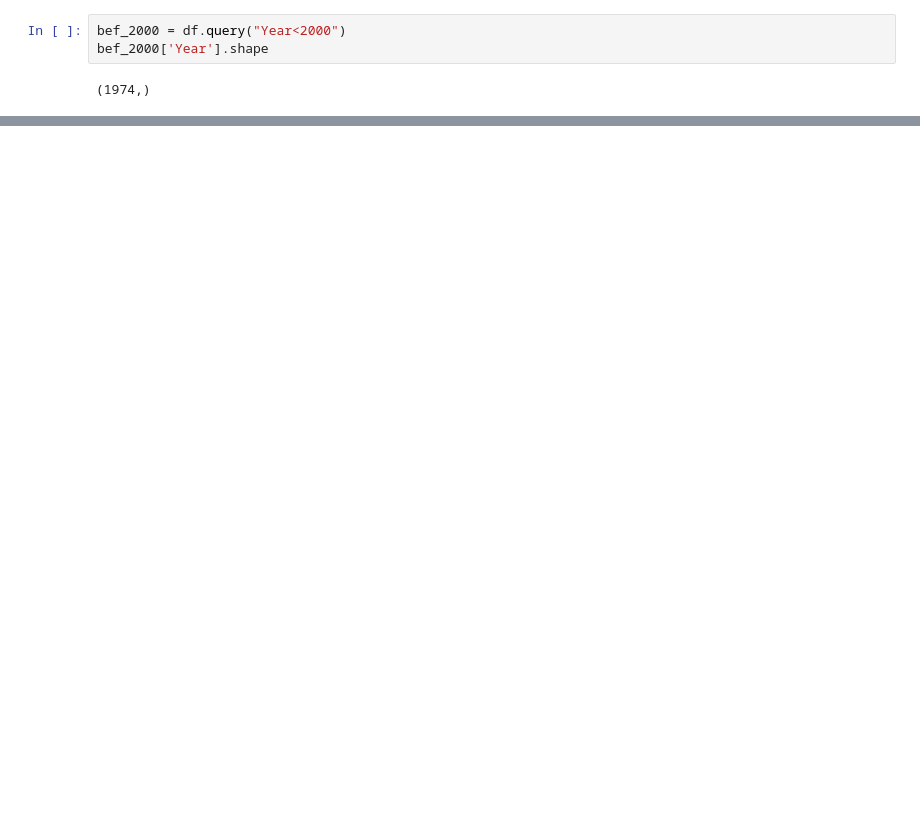
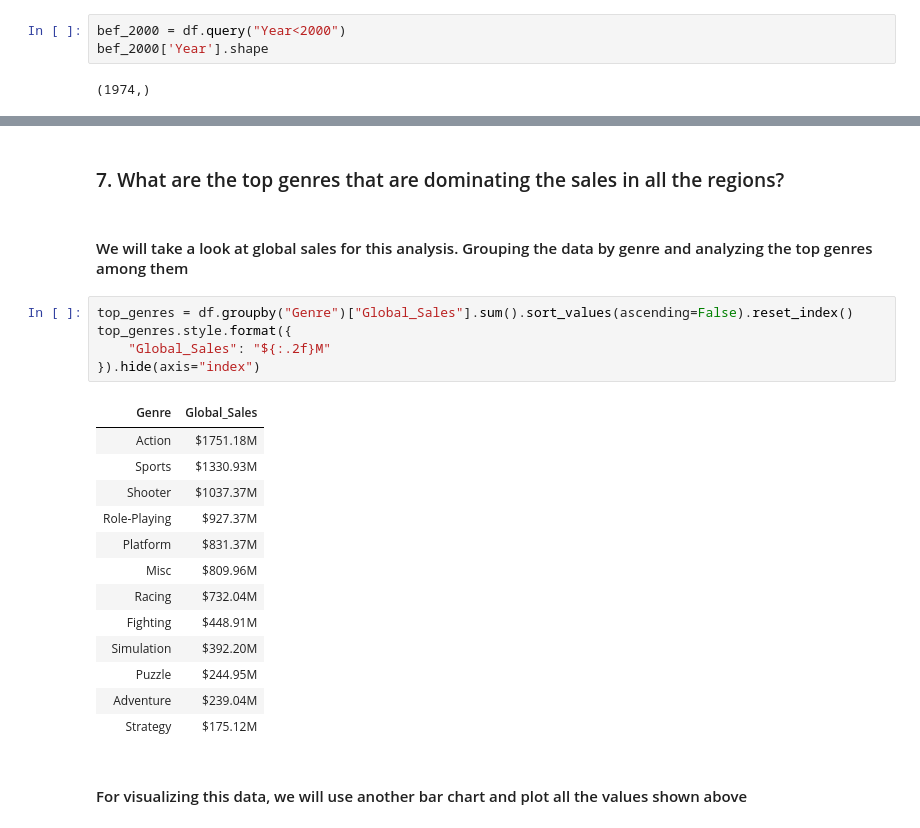
Before and after one commit to devrhathi/videogames_sales, a Jupyter notebook: DA_Project.ipynb, the cells around one changed output, grey strips where cells are left out. Saved outputs shown, nothing was run; the diff lists cells and outputs as text; blank space fills up the shorter version.

Commit message:
Another EDA Added

```diff
--- a/DA_Project.ipynb
+++ b/DA_Project.ipynb
@@ -282,0 +292,25 @@ print(top_old_games)
+# %% [markdown]
+### 7. What are the top genres that are dominating the sales in all the regions?
+# %% [markdown]
+#### We will take a look at global sales for this analysis. Grouping the data by genre and analyzing the top genres among them
+# %%
+top_genres = df.groupby("Genre")["Global_Sales"].sum().sort_values(ascending=False).reset_index()
+top_genres.style.format({
+    "Global_Sales": "${:.2f}M"
+}).hide(axis="index")
+# %% [output]
+| Genre | Global_Sales |
+| Action | $1751.18M |
+| Sports | $1330.93M |
+| Shooter | $1037.37M |
+| Role-Playing | $927.37M |
+| Platform | $831.37M |
+| Misc | $809.96M |
+| Racing | $732.04M |
+| Fighting | $448.91M |
+| Simulation | $392.20M |
+| Puzzle | $244.95M |
+| Adventure | $239.04M |
+| Strategy | $175.12M |
+# %% [markdown]
+#### For visualizing this data, we will use another bar chart and plot all the values shown above
```
Also changed, not shown: parts of 9 cells of this notebook, 1 other file.
